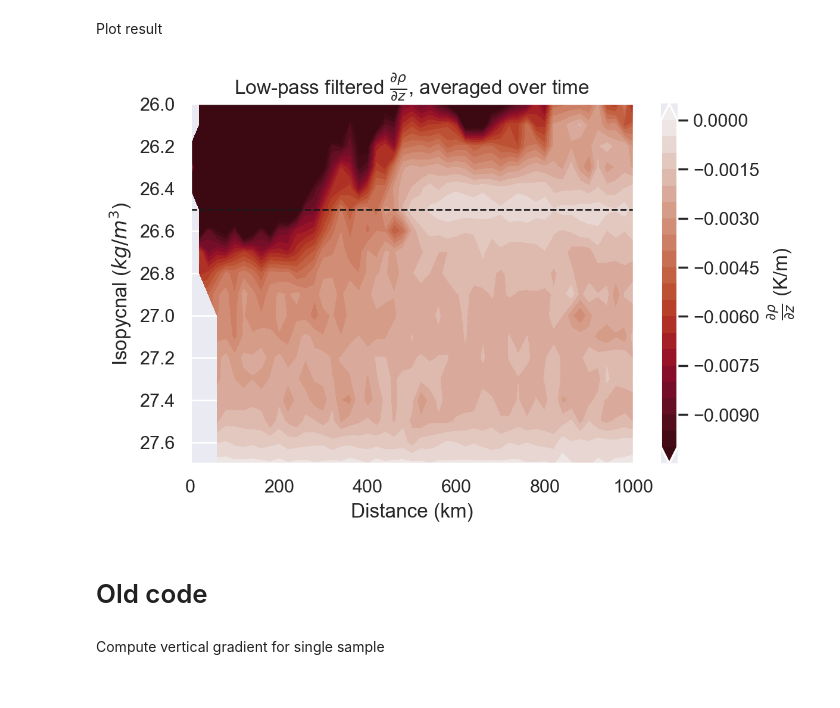
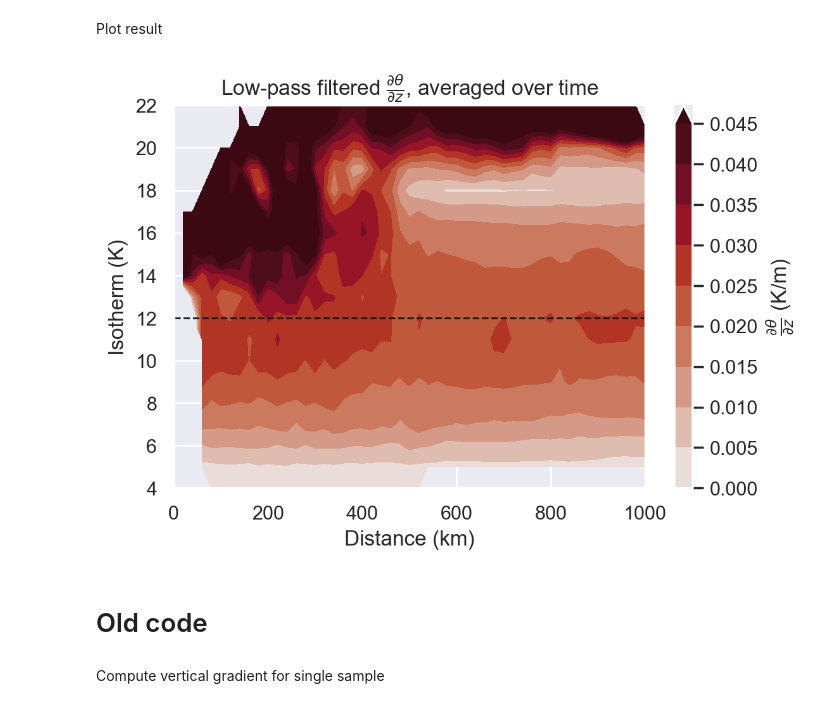
Before and after one commit to ktcarr/12.843, a Jupyter notebook: lab2/lab2_analysis.ipynb, the cells around one changed output. Cells and saved outputs as stored; diff of their text form; code cells hidden in the pictures.

Commit message:
save plots

```diff
--- a/lab2/lab2_analysis.ipynb
+++ b/lab2/lab2_analysis.ipynb
@@ -352,0 +395,35 @@ plt.show()
+# %%
+mpl.rcParams['figure.dpi']=200
+##### Plot as a function of distance #####
+fig,ax = plt.subplots(figsize=(7,3))
+
+# if name=='T'
+cp = ax.contourf(error_allyears.dist, error_allyears.isoline, error_allyears.mean('time',skipna=True),
+                 cmap='cmo.balance', levels=gen_utils.make_cb_range(200,20), extend='both')
+cb = fig.colorbar(cp, label=r'Error ($m^2/s$)')
+ax.set_title(r'Upper-level transport error')
+ax.set_xlabel('Distance (km)')
+if name=='T':
+    ax.set_ylabel('Isotherm (K)')
+    ax.axhline(12, ls='--',c='k',lw=1)
+else:
+    ax.set_ylabel('Isopycnal ($kg/m^3$)')
+    ax.axhline(27, ls='--',c='k',lw=1)
+    plt.gca().invert_yaxis()
+plt.show()
+
+##### Integrated error #####
+fig,ax = plt.subplots()
+ax.plot(mean_g.isoline, mean_g)
+ax.fill_between(mean_g.isoline, mean_g+std_g, mean_g-std_g, alpha=.2)
+ax.set_ylabel('Fractional error')
+ax.set_ylim([.2,.8])
+if name=='T':
+    ax.set_xlim([5,20])
+    ax.set_xlim(ax.get_xlim()[::-1])
+    ax.axvline(12, ls='--',lw=1,c='k')
+    ax.set_xlabel('Isotherm (K)')
+    ax.set_title('Upper-level transport error as a function of isotherm')
+else:
+    ax.set_title('Upper-level transport error as a function of isopycnal')
+plt.show()
@@ -355,8 +435,8 @@ plt.show()
 Plot vertical gradient (low-pass filtered in vertical direction)
 # %%
 # arguments for experimental setup
-name  = 'rho'
-delta = 25 if name=='T' else 2
+name  = 'T'
+delta = 25 if name=='T' else 4
 iso_vals = np.arange(4,23) if name=='T' else np.arange(26,27.75,.1)
 arg_list = zip_args(name, iso_vals, delta)
 
@@ -368,32 +448,32 @@ Plot result
 # %%
 import matplotlib as mpl
 mpl.rcParams['figure.dpi']=200
 ### Plotting
 fig,ax = plt.subplots()
 
 if name=='T':
     cp = ax.contourf(zgrads_allyears.dist, zgrads_allyears.isoline, zgrads_allyears.mean('time'),
                      cmap='cmo.amp', levels=np.arange(0,.05,.005), extend='max')
     cb = fig.colorbar(cp, label=r'$\frac{\partial \theta}{\partial z}$ (K/m)')
     ax.set_ylabel('Isotherm (K)')
     ax.set_title(r'Low-pass filtered $\frac{\partial\theta}{\partial z}$, averaged over time')
     ax.axhline(12, ls='--',c='k',lw=1)
 else:
     cp = ax.contourf(zgrads_allyears.dist, zgrads_allyears.isoline, zgrads_allyears.mean('time'),
-                     cmap='cmo.amp_r', levels=np.arange(-.01,0.0005,.0005), extend='both')
+                     cmap='cmo.amp_r', levels=np.arange(-.005,0.0005,.0005), extend='both')
     cb = fig.colorbar(cp, label=r'$\frac{\partial \rho}{\partial z}$ (K/m)')
     ax.set_ylabel(r'Isopycnal ($kg/m^3$)')
     ax.set_title(r'Low-pass filtered $\frac{\partial\rho}{\partial z}$, averaged over time')
     ax.axhline(26.5, ls='--',c='k',lw=1)
     plt.gca().invert_yaxis() # reverse order of y axis so that depth decreases going down
 
 ax.set_xlabel('Distance (km)')
 
 plt.show()
 # %% [output]
-[figure, old version]
+[figure, new version]
-# %% [markdown]
-# Old code
+# %% [markdown]
+# Old code
 # %% [markdown]
 Compute vertical gradient for single sample
 # %%
```
Also changed, not shown: parts of 13 cells of this notebook, 1 other file.
